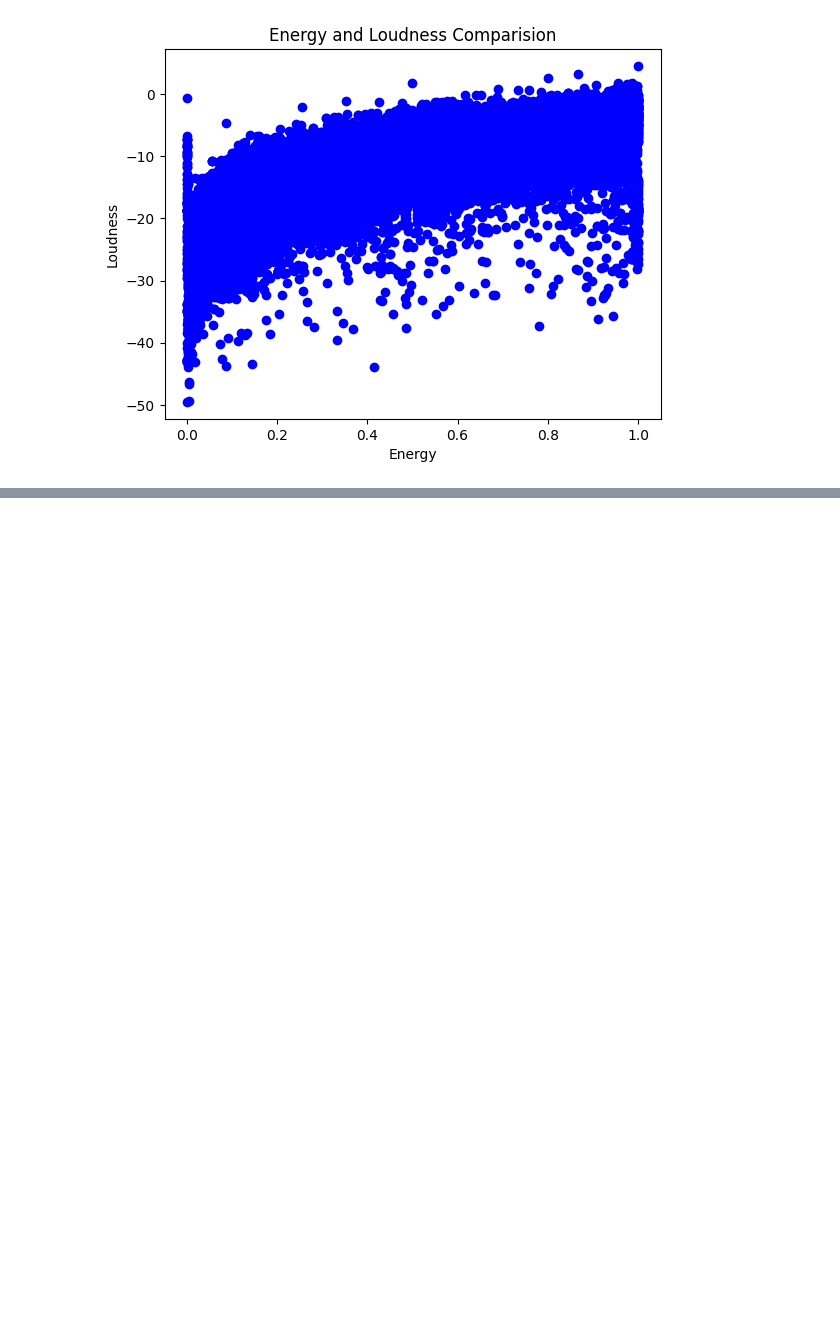
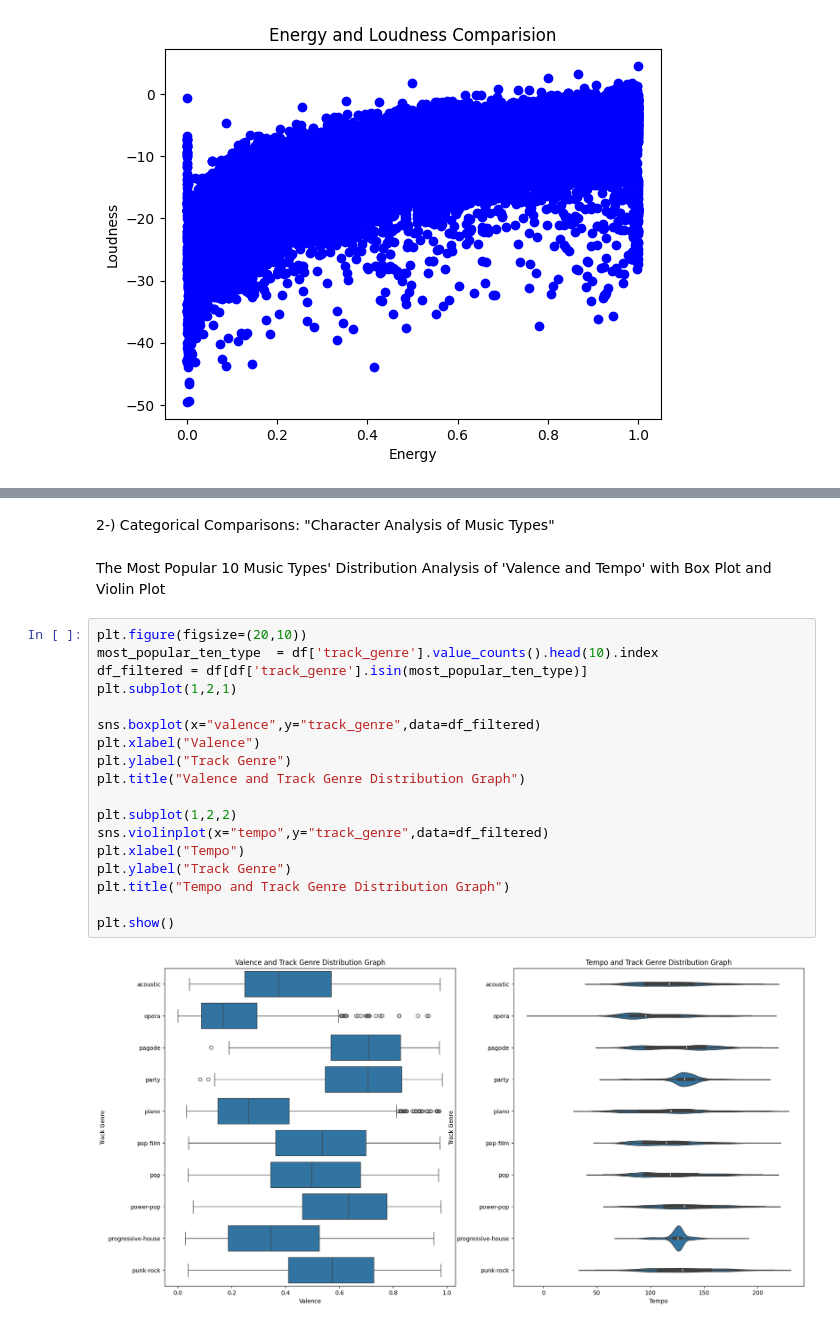
Before and after one commit to byt23/EDA-FeatureEngineering-Resampling_Encoding, a Jupyter notebook: Spotify 🎵 Tracks /spotify_tracks.ipynb, the cells around one changed output, grey strips where cells are left out. Saved outputs shown, nothing was run; the diff lists cells and outputs as text; blank space fills up the shorter version.

Commit message:
I continued to coding for spotify_tracks.ipynb file. I did not finish that's why I will continue.

```diff
--- a/Spotify 🎵 Tracks /spotify_tracks.ipynb
+++ b/Spotify 🎵 Tracks /spotify_tracks.ipynb
@@ -63,0 +120,24 @@ plt.show()
+# %% [markdown]
+2-) Categorical Comparisons: "Character Analysis of Music Types"
+# %% [markdown]
+The Most Popular 10 Music Types' Distribution Analysis of 'Valence and Tempo' with Box Plot and Violin Plot
+# %%
+plt.figure(figsize=(20,10))
+most_popular_ten_type  = df['track_genre'].value_counts().head(10).index
+df_filtered = df[df['track_genre'].isin(most_popular_ten_type)]
+plt.subplot(1,2,1)
+
+sns.boxplot(x="valence",y="track_genre",data=df_filtered)
+plt.xlabel("Valence")
+plt.ylabel("Track Genre")
+plt.title("Valence and Track Genre Distribution Graph")
+
+plt.subplot(1,2,2)
+sns.violinplot(x="tempo",y="track_genre",data=df_filtered)
+plt.xlabel("Tempo")
+plt.ylabel("Track Genre")
+plt.title("Tempo and Track Genre Distribution Graph")
+
+plt.show()
+# %% [output]
+[figure, added]
```
Also changed, not shown: parts of 7 cells of this notebook.
